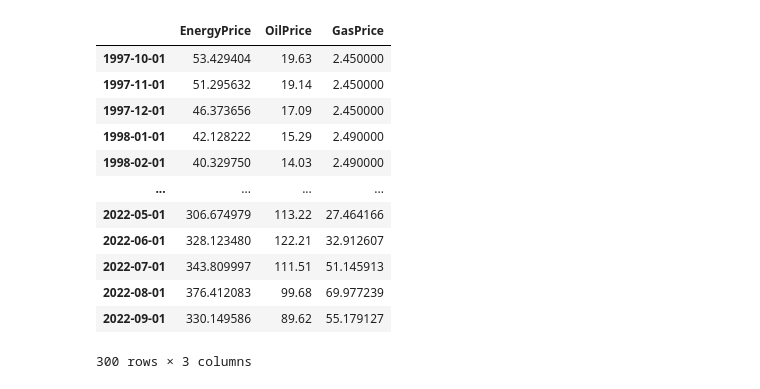
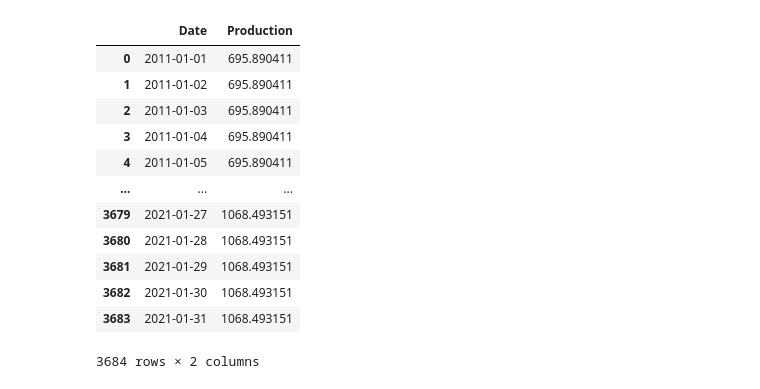
Before and after one commit to alexwese/tkseminar, a Jupyter notebook: DataAnalysis/DataAnalysis_Bauxite.ipynb, the cells around one changed output. Cells and saved outputs as stored; diff of their text form; code cells hidden in the pictures.

```diff
--- a/DataAnalysis/DataAnalysis_Bauxite.ipynb
+++ b/DataAnalysis/DataAnalysis_Bauxite.ipynb
@@ -73,18 +12,0 @@ gas
-# %%
-df =  pd.concat([energy_df,oil, gas], axis=1)
-df = df.rename(columns={'Price': 'EnergyPrice', 'PNGASEUUSDM': 'GasPrice'})
-df
-# %% [output]
-|  | EnergyPrice | OilPrice | GasPrice |
-| 1997-10-01 | 53.429404 | 19.63 | 2.450000 |
-| 1997-11-01 | 51.295632 | 19.14 | 2.450000 |
-| 1997-12-01 | 46.373656 | 17.09 | 2.450000 |
-| 1998-01-01 | 42.128222 | 15.29 | 2.490000 |
-| 1998-02-01 | 40.329750 | 14.03 | 2.490000 |
-| ... | ... | ... | ... |
-| 2022-05-01 | 306.674979 | 113.22 | 27.464166 |
-| 2022-06-01 | 328.123480 | 122.21 | 32.912607 |
-| 2022-07-01 | 343.809997 | 111.51 | 51.145913 |
-| 2022-08-01 | 376.412083 | 99.68 | 69.977239 |
-| 2022-09-01 | 330.149586 | 89.62 | 55.179127 |
-300 rows × 3 columns
@@ -92,0 +16,31 @@ cols = ['EnergyPrice', 'OilPrice','GasPrice']
+# %%
+bauxite= pd.read_excel("Data/yearly_bauxite.xlsx")
+
+bauxite = bauxite[['Year','Production']]
+bauxite['Year'] = pd.to_datetime(bauxite['Year'] , format='%Y')
+bauxite = bauxite.set_index('Year')
+bauxite.Production = bauxite.Production.astype(float)
+
+start_date = bauxite.index.min() - pd.DateOffset(day=1)
+end_date = bauxite.index.max() + pd.DateOffset(day=31)
+dates = pd.date_range(start_date, end_date, freq='D')
+dates.name = 'Date'
+bauxite = bauxite.reindex(dates, method='ffill')
+
+bauxite['Production'] = bauxite['Production']/365
+bauxite = bauxite.reset_index(drop=False)
+bauxite
+# %% [output]
+|  | Date | Production |
+| 0 | 2011-01-01 | 695.890411 |
+| 1 | 2011-01-02 | 695.890411 |
+| 2 | 2011-01-03 | 695.890411 |
+| 3 | 2011-01-04 | 695.890411 |
+| 4 | 2011-01-05 | 695.890411 |
+| ... | ... | ... |
+| 3679 | 2021-01-27 | 1068.493151 |
+| 3680 | 2021-01-28 | 1068.493151 |
+| 3681 | 2021-01-29 | 1068.493151 |
+| 3682 | 2021-01-30 | 1068.493151 |
+| 3683 | 2021-01-31 | 1068.493151 |
+3684 rows × 2 columns
```
Also changed, not shown: parts of 11 cells of this notebook, 4 other files.
